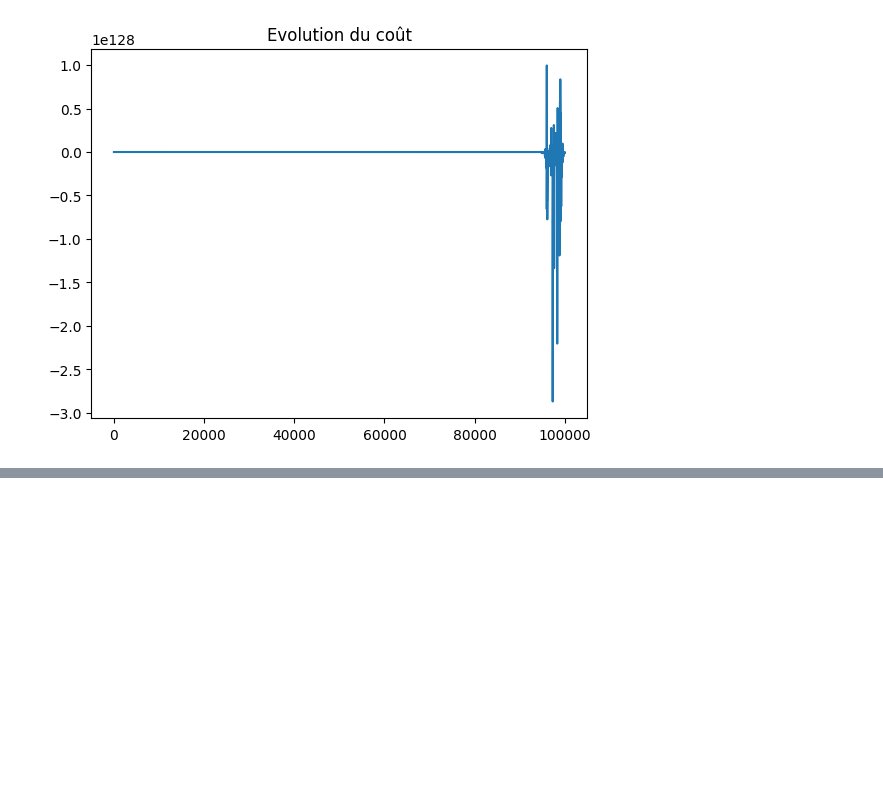
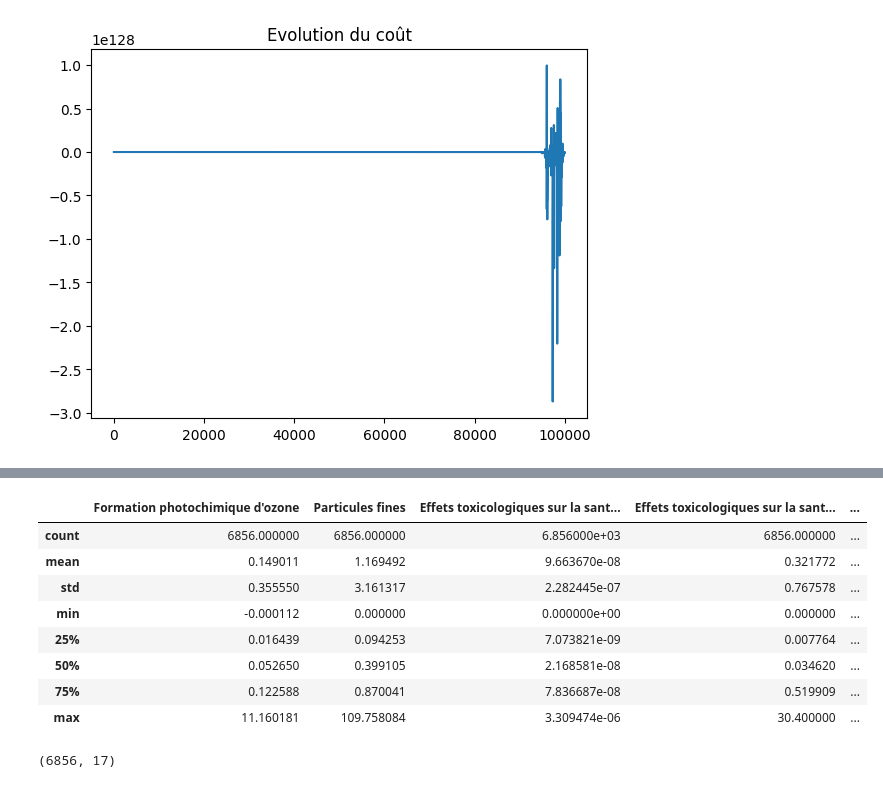
Before and after one commit to Lolikyu/Projet-DataScience, a Jupyter notebook: projet/notebook.ipynb, the cells around one changed output, grey strips where cells are left out. Saved outputs shown, nothing was run; the diff lists cells and outputs as text; code cells hidden in the pictures; blank space fills up the shorter version.

```diff
--- a/projet/notebook.ipynb
+++ b/projet/notebook.ipynb
@@ -502,0 +523,16 @@ Text(0.5, 1.0, 'Evolution du coût')
+# %%
+dataNS.describe()
+# %% [output]
+|  | Formation photochimique d'ozone | Particules fines | Effets toxicologiques sur la sant... | Effets toxicologiques sur la sant... | ... |
+| count | 6856.000000 | 6856.000000 | 6.856000e+03 | 6856.000000 | ... |
+| mean | 0.149011 | 1.169492 | 9.663670e-08 | 0.321772 | ... |
+| std | 0.355550 | 3.161317 | 2.282445e-07 | 0.767578 | ... |
+| min | -0.000112 | 0.000000 | 0.000000e+00 | 0.000000 | ... |
+| 25% | 0.016439 | 0.094253 | 7.073821e-09 | 0.007764 | ... |
+| 50% | 0.052650 | 0.399105 | 2.168581e-08 | 0.034620 | ... |
+| 75% | 0.122588 | 0.870041 | 7.836687e-08 | 0.519909 | ... |
+| max | 11.160181 | 109.758084 | 3.309474e-06 | 30.400000 | ... |
+# %%
+dataNS.shape
+# %% [output]
+(6856, 17)
```
Also changed, not shown: parts of 8 cells of this notebook, 1 other file.
